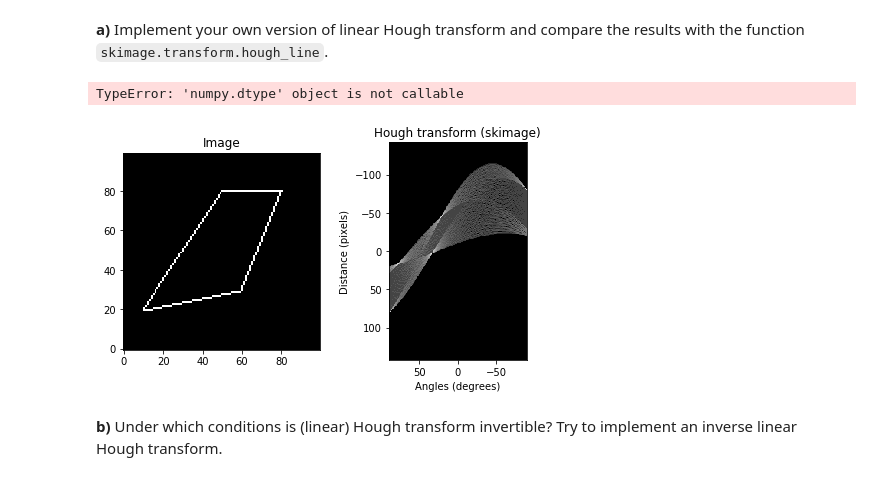
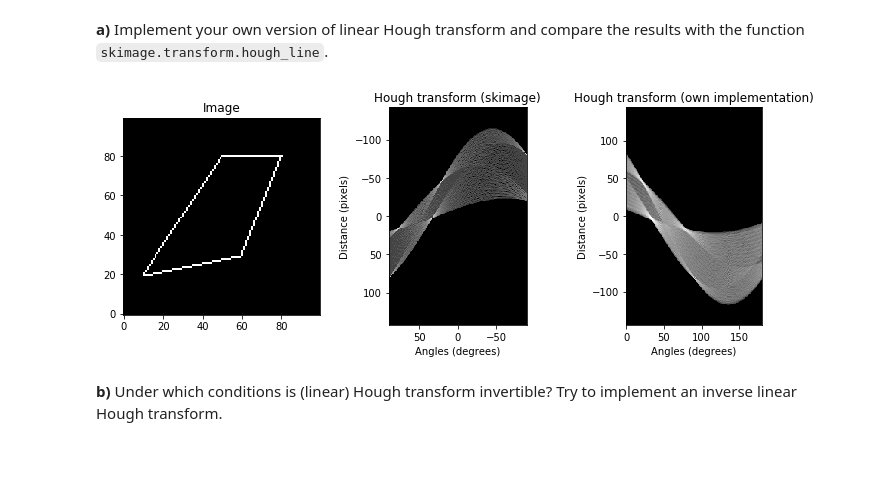
Before and after one commit to shorty-longbottom97/Computer_Vision, a Jupyter notebook: sheet06/sheet06.ipynb, the cells around one changed output. Drawn from its saved outputs; the diff is of its cells as text; code cells hidden in the pictures.

```diff
--- a/sheet06/sheet06.ipynb
+++ b/sheet06/sheet06.ipynb
@@ -108,7 +108,6 @@ def my_hough_line(img, angles=180):
     """
     # indices of edge pixels found with sobel filter
     edge_idx = np.transpose(np.nonzero(filters.sobel(img)))
-    edge_idx = np.ma.make_mask(edge_idx).dtype(np.int8
 
     # image dimensions
     width, height = img.shape
@@ -127,35 +126,34 @@ def my_hough_line(img, angles=180):
             #cos_t, sin_t = value
             rho = int(np.round(x*cos_t + y*sin_t) + diag_len)
             accumulator[rho, idx] += 1
 
     return accumulator
 
 img = np.zeros((100,100))
 
 # You may try different paintings here:
 #point(img, (10,10))
 #line(img,(10,20),(70,20))
 polygon(img,[(20,10),(80,50),(80,80),(30,60)])
 
 plt.figure(figsize=(12, 4))
 plt.gray()
 plt.subplot(1,3,1) ; plt.title('Image'); plt.imshow(img, origin = 'lower')
 
 out, angles, d = hough_line(img)
 plt.subplot(1,3,2) ; plt.title('Hough transform (skimage)');
 plt.xlabel('Angles (degrees)')
 plt.ylabel('Distance (pixels)')
 plt.imshow(np.log(1 + out), extent=[np.rad2deg(angles[-1]), np.rad2deg(angles[0]), d[-1], d[0]], origin = 'lower')
 
 my_out = my_hough_line(img)
 plt.subplot(1,3,3) ; plt.title('Hough transform (own implementation)');
 plt.xlabel('Angles (degrees)')
 plt.ylabel('Distance (pixels)')
 plt.imshow(np.log(1+my_out), extent=[0, 180, -144, 144])
 plt.show()
 # %% [output]
-TypeError: 'numpy.dtype' object is not callable
-[figure, old version]
+[figure, new version]
 # %% [markdown]
 **b)** Under which conditions is (linear) Hough transform invertible? Try to implement an inverse linear Hough transform.
 # %% [markdown]
```
